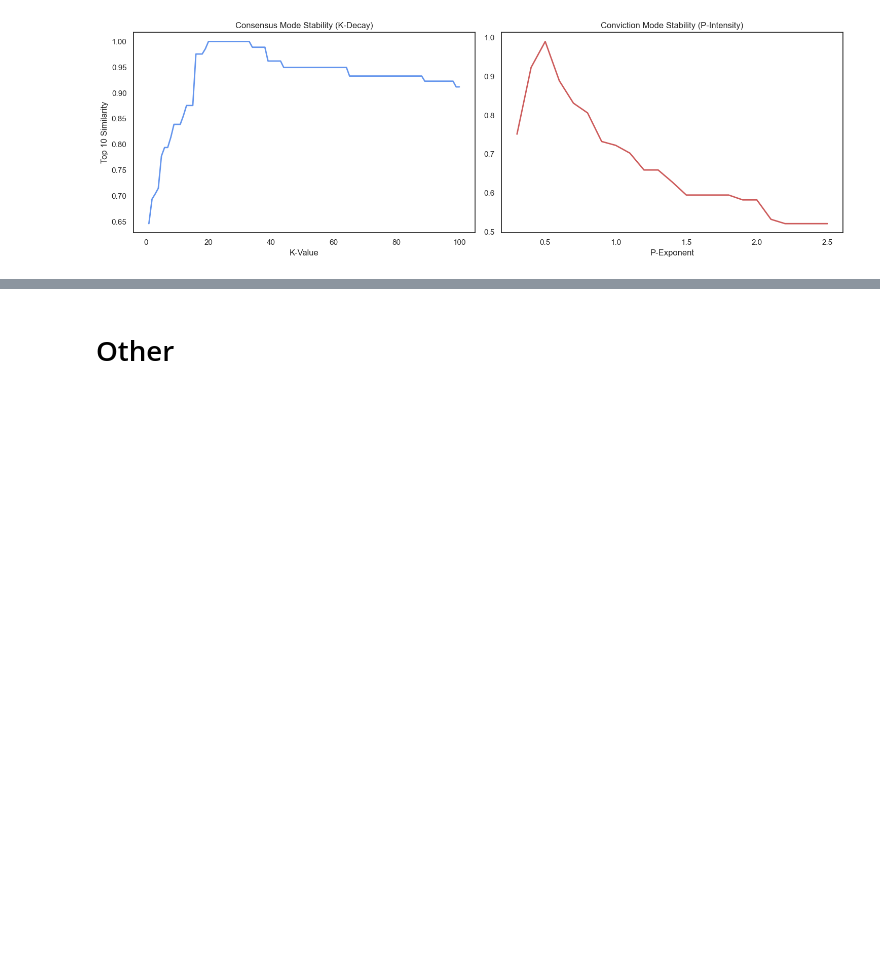
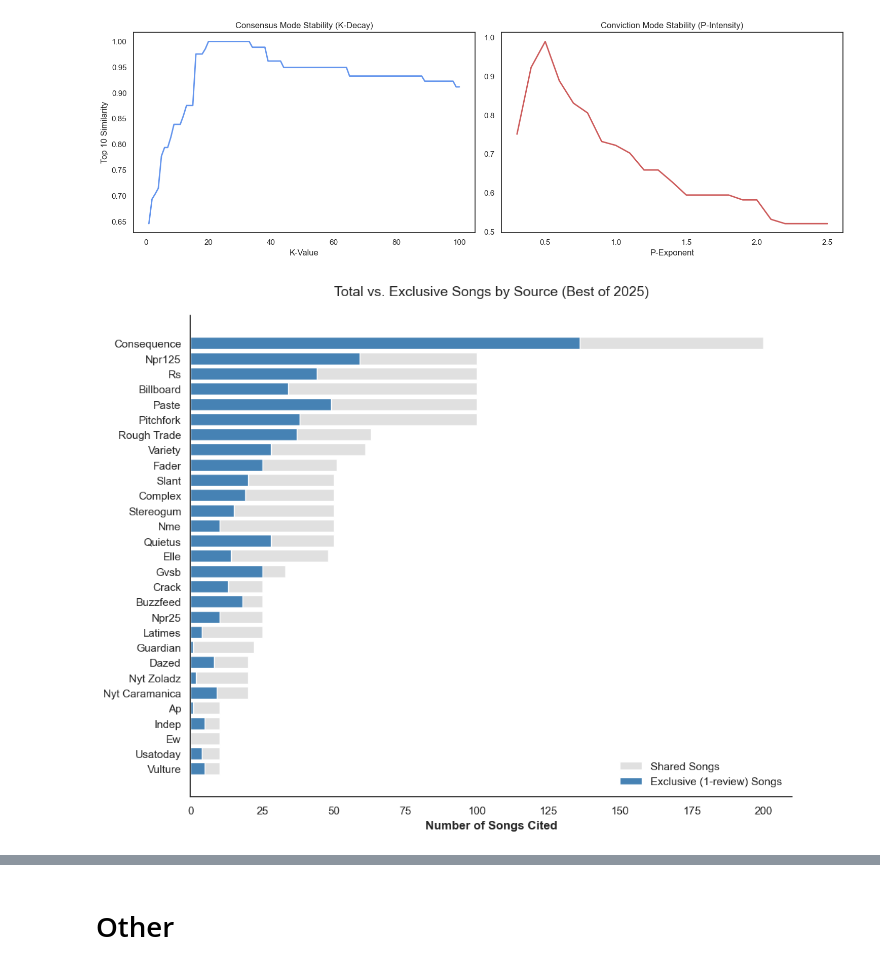
Before and after one commit to eandx1/consensus-best-songs-2025, a Jupyter notebook: python/notebooks/best_songs_merge.ipynb, the cells around one changed output, grey strips where cells are left out. Cells and saved outputs as stored; diff of their text form; code cells hidden in the pictures; blank space fills up the shorter version.

Commit message:
Add some additional analysis of how little most songs are cited.

```diff
--- a/python/notebooks/best_songs_merge.ipynb
+++ b/python/notebooks/best_songs_merge.ipynb
@@ -8155,3 +8161,59 @@ plt.tight_layout()
 plt.savefig("outputs/model_sensitivity_analysis.svg")
 # %% [output]
 [figure]
+# %%
+import pandas as pd
+import matplotlib.pyplot as plt
+
+# Load your data
+df = pd.read_csv("outputs/data_scored_ytm_quotes.csv")
+
+# 1. Identify all source columns
+source_cols = [col for col in df.columns if col.startswith('rank_')]
+
+# 2. Filter for songs that only appear on a single list
+df_exclusive = df[df['list_count'] == 1]
+
+source_data = []
+
+for col in source_cols:
+    # Total songs mentioned by this source
+    total_songs = df[col].notnull().sum()
+    # Songs mentioned by ONLY this source
+    exclusive_songs = df_exclusive[col].notnull().sum()
+
+    if total_songs > 0:
+        source_data.append({
+            'Source': col.replace('rank_', '').replace('_', ' ').title(),
+            'Total': total_songs,
+            'Exclusive': exclusive_songs,
+            'Shared': total_songs - exclusive_songs
+        })
+
+# 3. Format and sort the data for the plot
+plot_df = pd.DataFrame(source_data).sort_values('Total', ascending=True)
+
+# 4. Create the Plot
+plt.style.use('seaborn-v0_8-muted') # Optional: cleaner styling
+fig, ax = plt.subplots(figsize=(10, 8))
+
+# Plot total (as the background/shared bar)
+ax.barh(plot_df['Source'], plot_df['Total'], color='#e0e0e0', label='Shared Songs')
+
+# Plot exclusive (the overlay bar)
+ax.barh(plot_df['Source'], plot_df['Exclusive'], color='#4682b4', label='Exclusive (1-review) Songs')
+
+# Formatting
+ax.set_xlabel('Number of Songs Cited', fontweight='bold')
+ax.set_title('Total vs. Exclusive Songs by Source (Best of 2025)', fontsize=14, pad=20)
+ax.legend(loc='lower right')
+ax.spines['top'].set_visible(False)
+ax.spines['right'].set_visible(False)
+
+plt.tight_layout()
+
+# 5. Save as SVG
+plt.savefig('outputs/source_exclusivity_analysis.svg', format='svg')
+plt.show()
+# %% [output]
+[figure, added]
```
Also changed, not shown: parts of 8 cells of this notebook, 2 other files.
